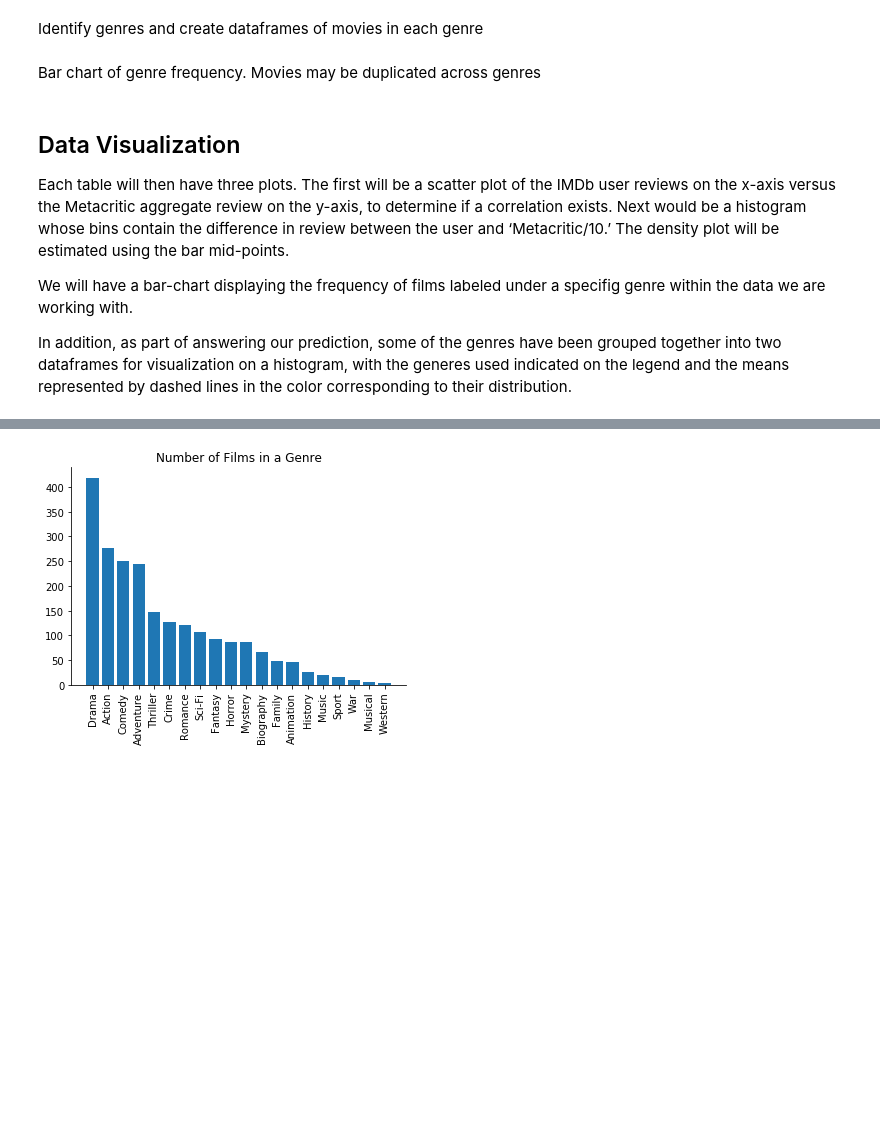
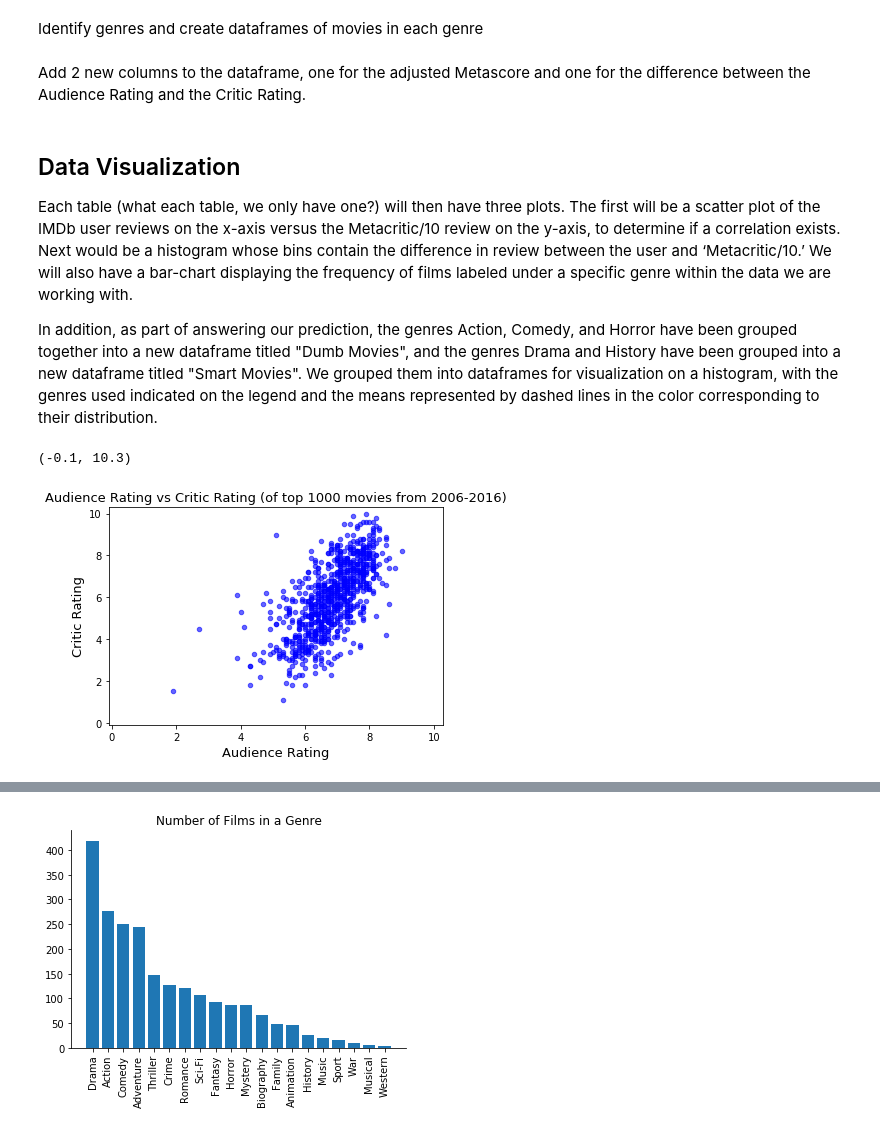
Before and after one commit to Laser11/GenreVDeltaRatings, a Jupyter notebook: FinalProject.ipynb, the cells around one changed output, grey strips where cells are left out. Saved outputs shown, nothing was run; the diff lists cells and outputs as text; code cells hidden in the pictures; blank space fills up the shorter version.

```diff
--- a/FinalProject.ipynb
+++ b/FinalProject.ipynb
@@ -113,8 +105,8 @@ def getGenres(dataframe):
 # %%
 def hasGenre(row,genre):
     return genre in row['Genre']
-# %% [markdown]
-Bar chart of genre frequency. Movies may be duplicated across genres
+# %% [markdown]
+Add 2 new columns to the dataframe, one for the adjusted Metascore and one for the difference between the Audience Rating and the Critic Rating.
 # %%
 #Add new variables derived from Rating and Metascore
 db_base['Metascore/10'] = db_base['Metascore']/10
@@ -141,8 +132,27 @@ for genre in genreList:
 genreFreq.sort(key = lambda tup:tup[1],reverse=True)
 # %% [markdown]
 ## Data Visualization
-Each table will then have three plots. The first will be a scatter plot of the IMDb user reviews on the x-axis versus the Metacritic aggregate review on the y-axis, to determine if a correlation exists. Next would be a histogram whose bins contain the difference in review between the user and ‘Metacritic/10.’ The density plot will be estimated using the bar mid-points.
+Each table (what each table, we only have one?) will then have three plots. The first will be a scatter plot of the IMDb user reviews on the x-axis versus the Metacritic/10 review on the y-axis, to determine if a correlation exists. Next would be a histogram whose bins contain the difference in review between the user and ‘Metacritic/10.’ We will also have a bar-chart displaying the frequency of films labeled under a specific genre within the data we are working with.
 
-We will have a bar-chart displaying the frequency of films labeled under a specifig genre within the data we are working with.
-
-In addition, as part of answering our prediction, some of the genres have been grouped together into two dataframes for visualization on a histogram, with the generes used indicated on the legend and the means represented by dashed lines in the color corresponding to their distribution.
+In addition, as part of answering our prediction, the genres Action, Comedy, and Horror have been grouped together into a new dataframe titled "Dumb Movies", and the genres Drama and History have been grouped into a new dataframe titled "Smart Movies". We grouped them into dataframes for visualization on a histogram, with the genres used indicated on the legend and the means represented by dashed lines in the color corresponding to their distribution.
+# %%
+# Creating the scatterplot
+fig = plt.figure()
+
+ax = plt.axes()
+
+audience = db_base['Rating']
+critic = db_base['Metascore/10']
+
+ax.scatter(audience, critic, c='blue', alpha=0.6, label='Ratings', s=20)
+
+plt.title('Audience Rating vs Critic Rating (of top 1000 movies from 2006-2016)', fontsize=13)
+
+plt.xlabel('Audience Rating', fontsize=13)
+plt.ylabel('Critic Rating', fontsize=13)
+
+plt.xlim([-0.1, 10.3])
+plt.ylim([-0.1, 10.3])
+# %% [output]
+(-0.1, 10.3)
+[figure, added]
```
Also changed, not shown: parts of 16 cells of this notebook.
